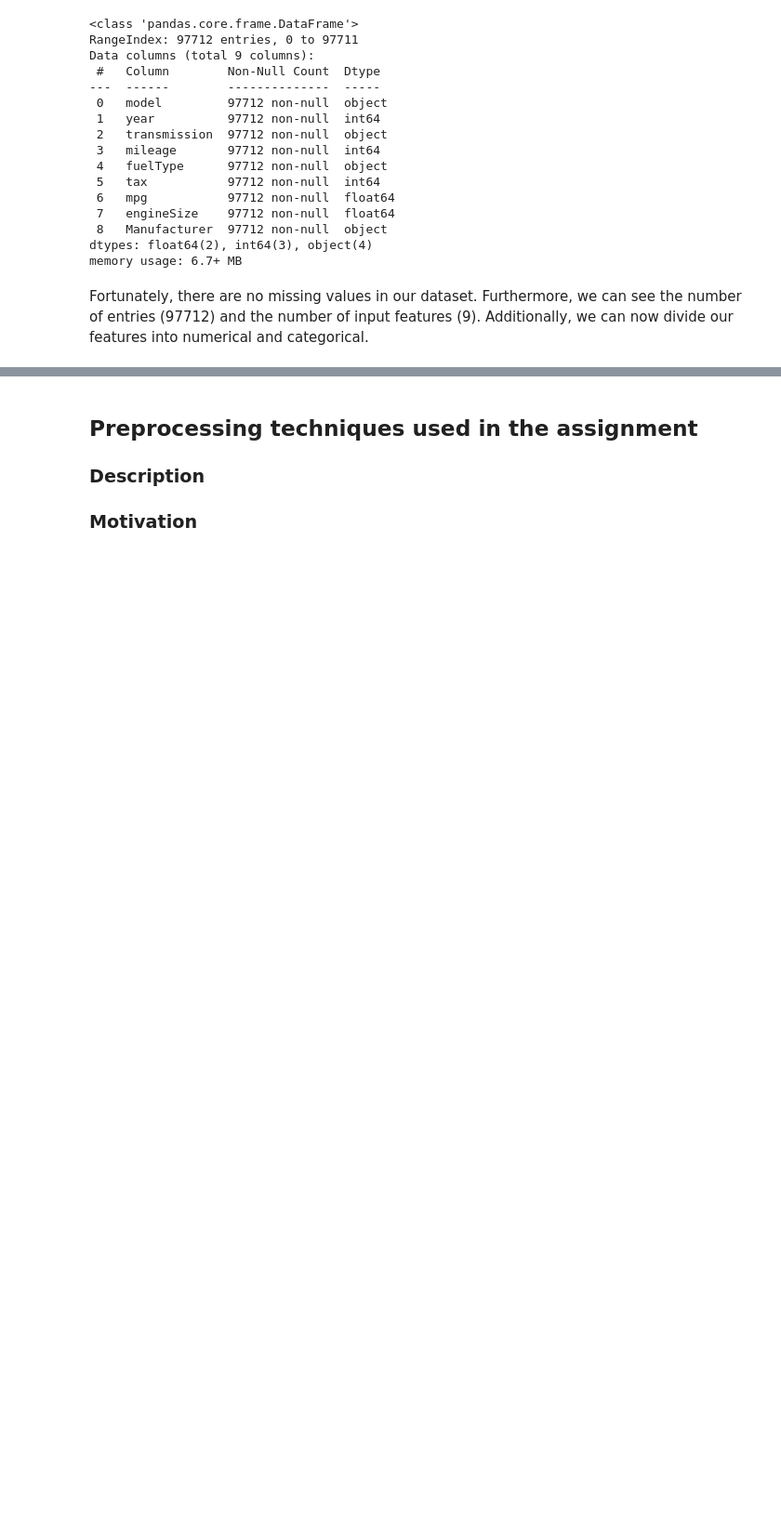
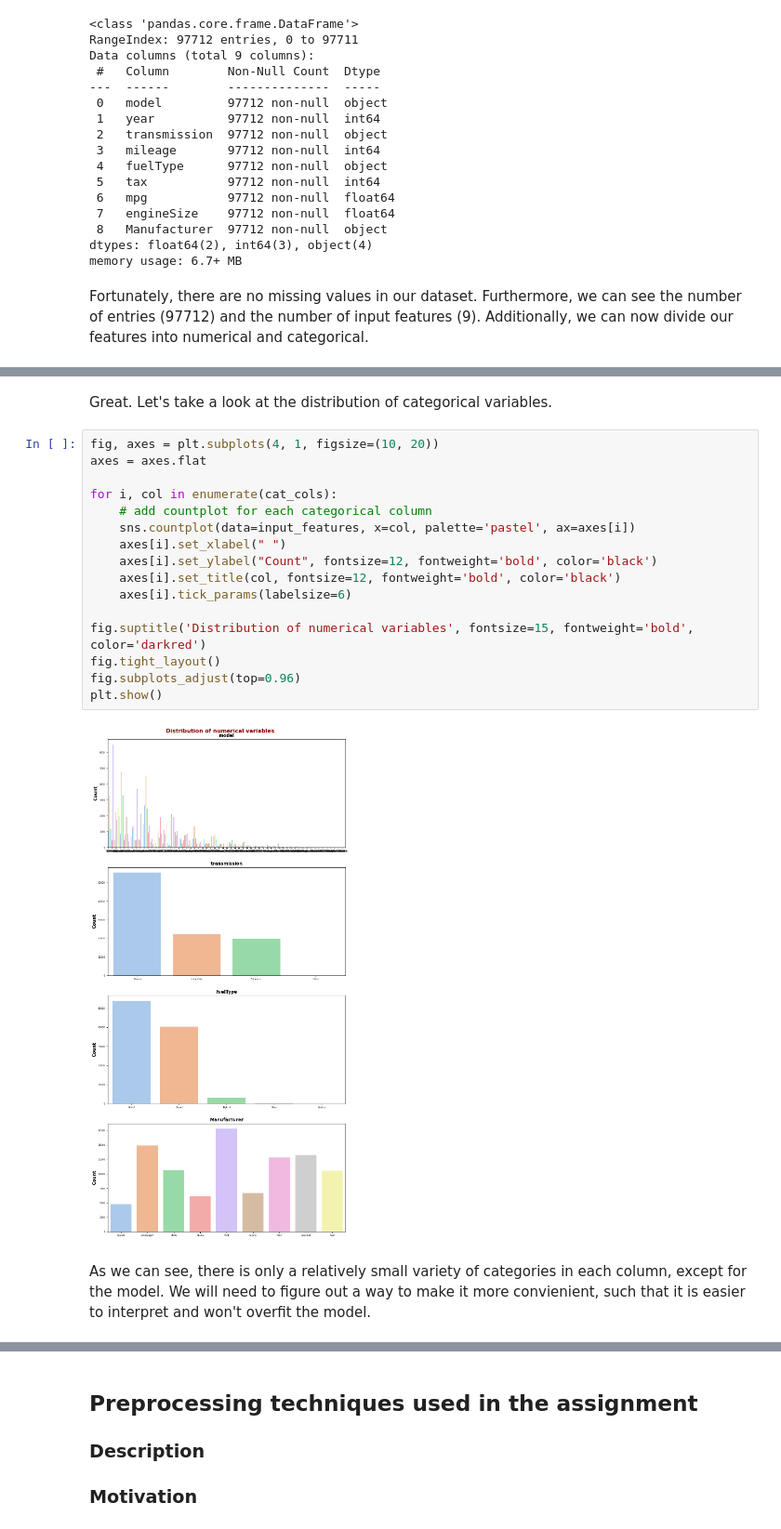
Before and after one commit to MichalRedm/DM-project1, a Jupyter notebook: report.ipynb, the cells around one changed output, grey strips where cells are left out. Shown at 93% size. Cells and saved outputs as stored; diff of their text form; blank space fills up the shorter version.

```diff
--- a/report.ipynb
+++ b/report.ipynb
@@ -91,0 +108,22 @@ Name: Manufacturer, Length: 97712, dtype: object
+# %% [markdown]
+Great. Let's take a look at the distribution of categorical variables.
+# %%
+fig, axes = plt.subplots(4, 1, figsize=(10, 20))
+axes = axes.flat
+
+for i, col in enumerate(cat_cols):
+    # add countplot for each categorical column
+    sns.countplot(data=input_features, x=col, palette='pastel', ax=axes[i])
+    axes[i].set_xlabel(" ")
+    axes[i].set_ylabel("Count", fontsize=12, fontweight='bold', color='black')
+    axes[i].set_title(col, fontsize=12, fontweight='bold', color='black')
+    axes[i].tick_params(labelsize=6)
+
+fig.suptitle('Distribution of numerical variables', fontsize=15, fontweight='bold', color='darkred')
+fig.tight_layout()
+fig.subplots_adjust(top=0.96)
+plt.show()
+# %% [output]
+[figure, added]
+# %% [markdown]
+As we can see, there is only a relatively small variety of categories in each column, except for the model. We will need to figure out a way to make it more convienient, such that it is easier to interpret and won't overfit the model.
```
Also changed, not shown: parts of 15 cells of this notebook.
